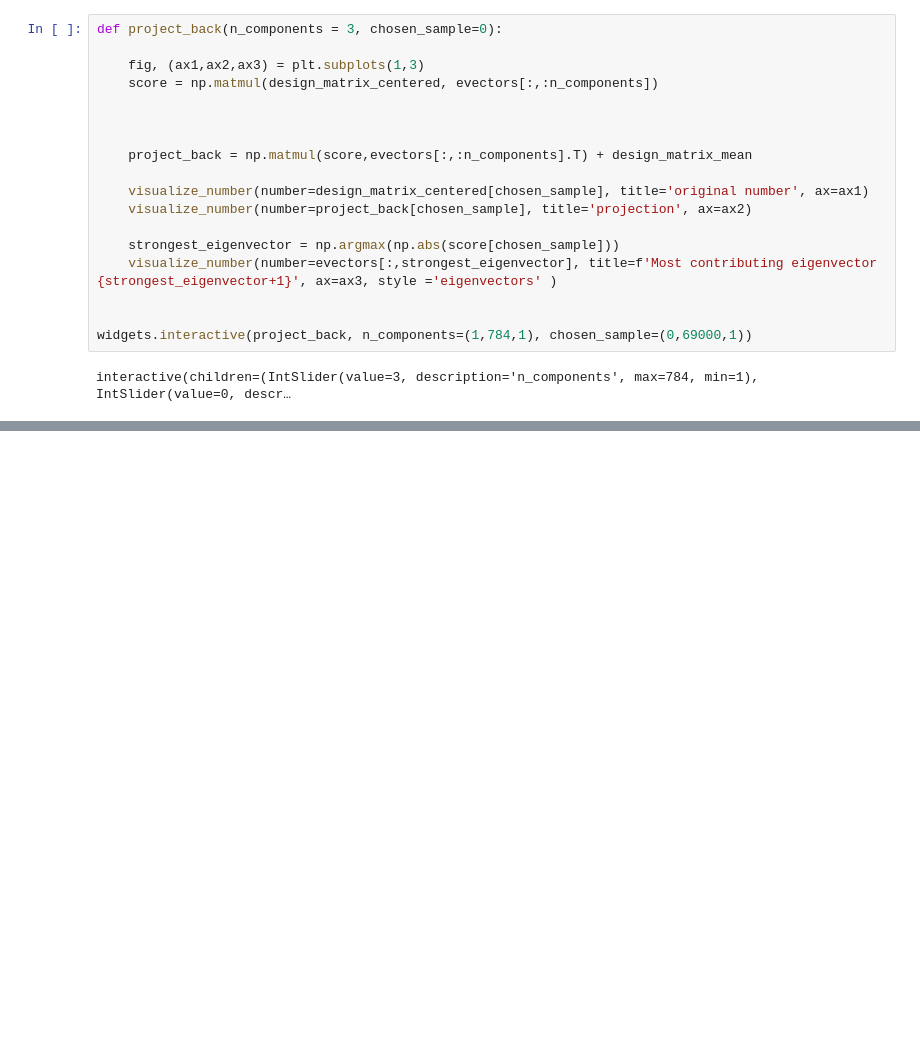
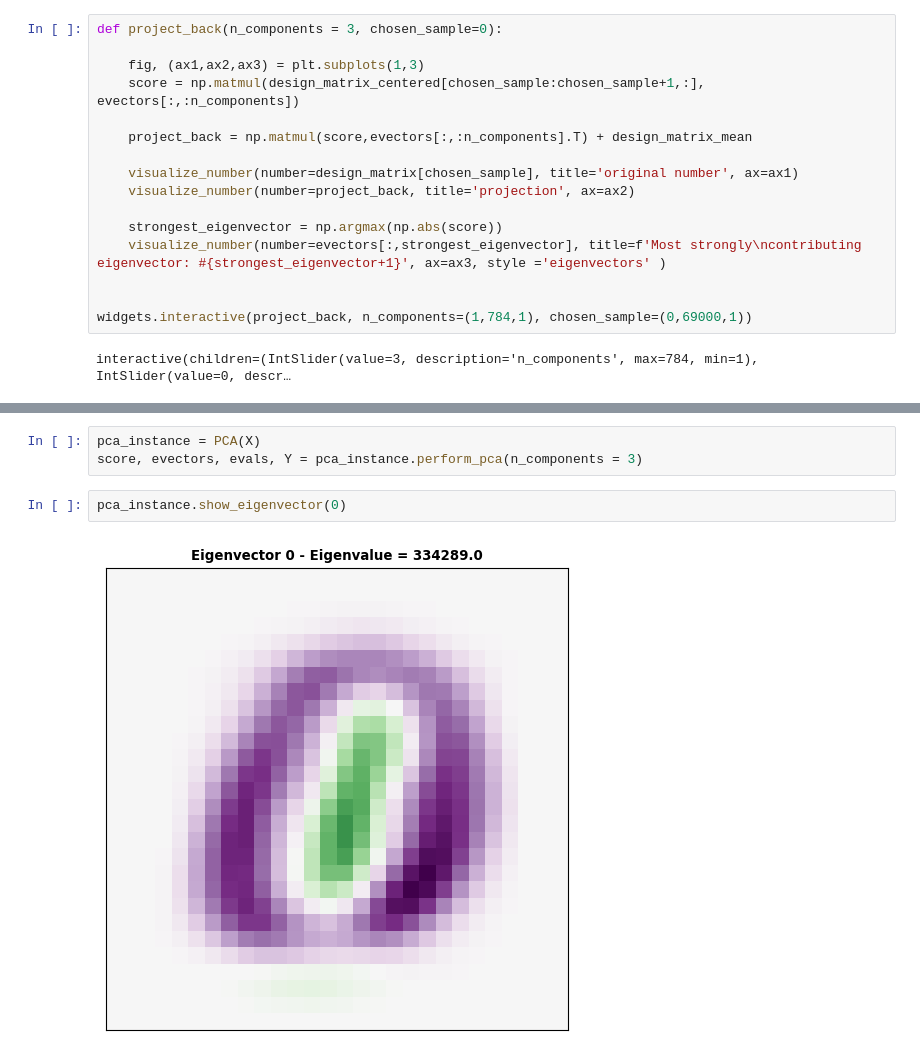
Before and after one commit to comp-neural-circuits/intro-to-comp-neuro, a Jupyter notebook: notebooks/Exc_10/notebook_10.ipynb, the cells around one changed output, grey strips where cells are left out. Drawn from its saved outputs; the diff is of its cells as text; blank space fills up the shorter version.

```diff
--- a/notebooks/Exc_10/notebook_10.ipynb
+++ b/notebooks/Exc_10/notebook_10.ipynb
@@ -357,17 +317,15 @@ ax.set(
 def project_back(n_components = 3, chosen_sample=0):
 
     fig, (ax1,ax2,ax3) = plt.subplots(1,3)
-    score = np.matmul(design_matrix_centered, evectors[:,:n_components])
-
-
+    score = np.matmul(design_matrix_centered[chosen_sample:chosen_sample+1,:], evectors[:,:n_components])
 
     project_back = np.matmul(score,evectors[:,:n_components].T) + design_matrix_mean
 
-    visualize_number(number=design_matrix_centered[chosen_sample], title='original number', ax=ax1)
-    visualize_number(number=project_back[chosen_sample], title='projection', ax=ax2)
+    visualize_number(number=design_matrix[chosen_sample], title='original number', ax=ax1)
+    visualize_number(number=project_back, title='projection', ax=ax2)
 
-    strongest_eigenvector = np.argmax(np.abs(score[chosen_sample]))
-    visualize_number(number=evectors[:,strongest_eigenvector], title=f'Most contributing eigenvector {strongest_eigenvector+1}', ax=ax3, style ='eigenvectors' )
+    strongest_eigenvector = np.argmax(np.abs(score))
+    visualize_number(number=evectors[:,strongest_eigenvector], title=f'Most strongly\ncontributing eigenvector: #{strongest_eigenvector+1}', ax=ax3, style ='eigenvectors' )
 
 
 widgets.interactive(project_back, n_components=(1,784,1), chosen_sample=(0,69000,1))
@@ -375,0 +507,7 @@ interactive(children=(IntSlider(value=3, description='n_components', max=784, mi
+# %%
+pca_instance = PCA(X)
+score, evectors, evals, Y = pca_instance.perform_pca(n_components = 3)
+# %%
+pca_instance.show_eigenvector(0)
+# %% [output]
+[figure, added]
```
Also changed, not shown: parts of 20 cells of this notebook, 4 other files.
